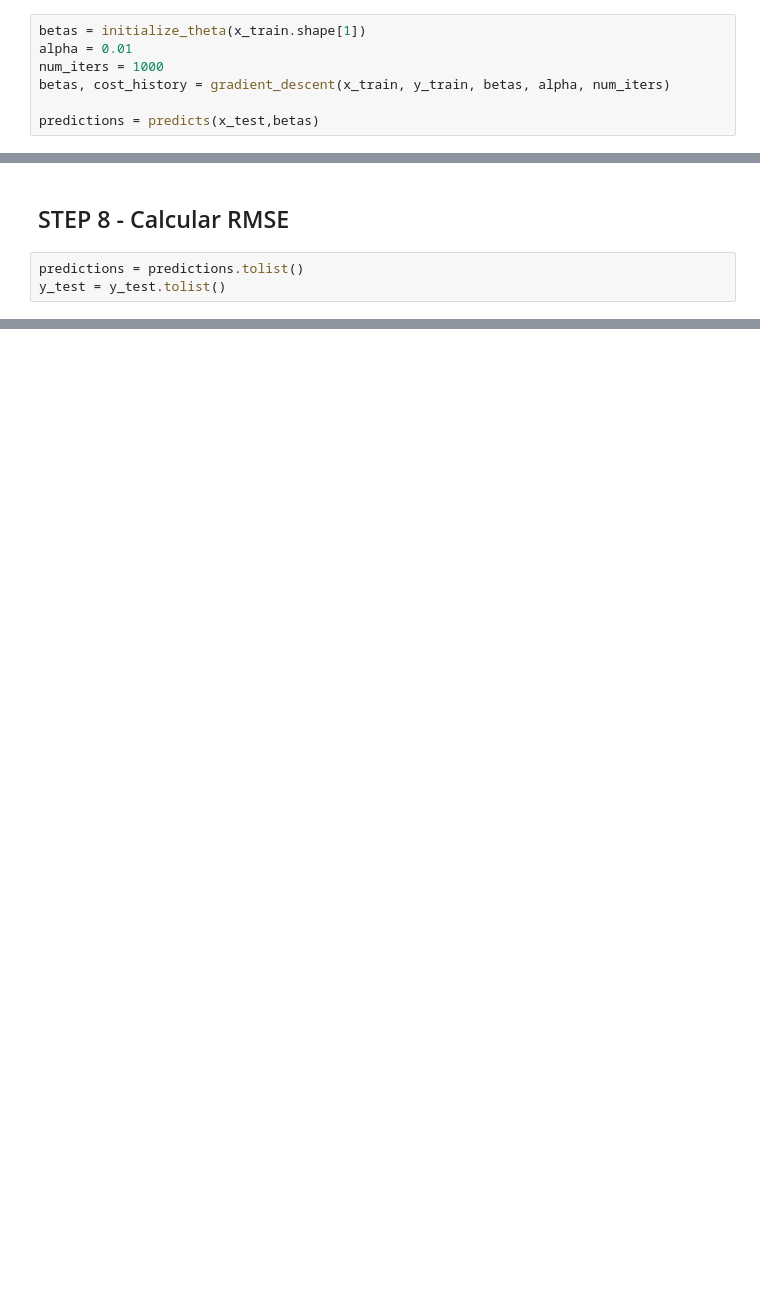
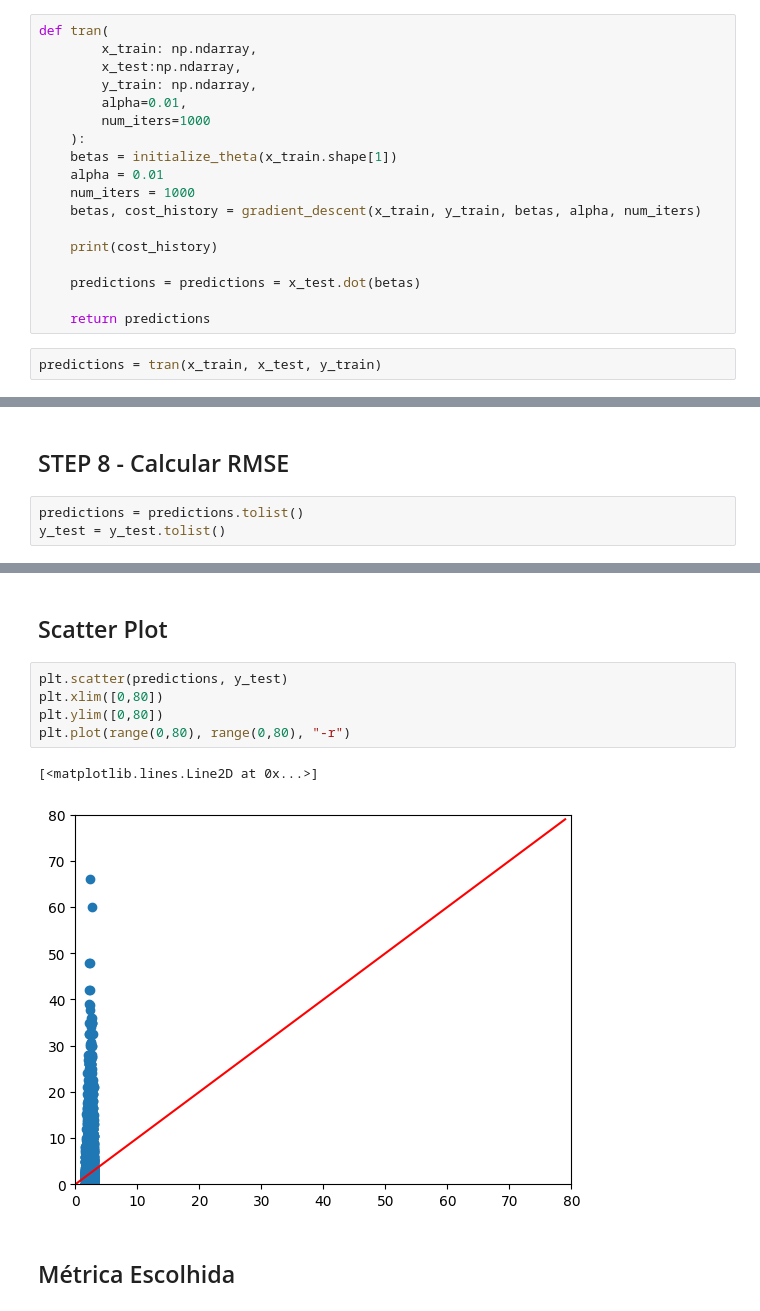
Before and after one commit to mauriciobenjamin700/8-periodo, a Jupyter notebook: sistemas-inteligentes/class/2024-10-23/gradient_descent.ipynb, the cells around one changed output, grey strips where cells are left out. Saved outputs shown, nothing was run; the diff lists cells and outputs as text; blank space fills up the shorter version.

```diff
--- a/sistemas-inteligentes/class/2024-10-23/gradient_descent.ipynb
+++ b/sistemas-inteligentes/class/2024-10-23/gradient_descent.ipynb
@@ -263,7 +246,20 @@ def predicts(x:np.ndarray, theta:list):
 # %%
-betas = initialize_theta(x_train.shape[1])
-alpha = 0.01
-num_iters = 1000
-betas, cost_history = gradient_descent(x_train, y_train, betas, alpha, num_iters)
+def tran(
+        x_train: np.ndarray,
+        x_test:np.ndarray,
+        y_train: np.ndarray,
+        alpha=0.01,
+        num_iters=1000
+    ):
+    betas = initialize_theta(x_train.shape[1])
+    alpha = 0.01
+    num_iters = 1000
+    betas, cost_history = gradient_descent(x_train, y_train, betas, alpha, num_iters)
 
-predictions = predicts(x_test,betas)
+    print(cost_history)
+
+    predictions = predictions = x_test.dot(betas)
+
+    return predictions
+# %%
+predictions = tran(x_train, x_test, y_train)
@@ -279,0 +284,12 @@ MRSE: 2.5491834288036297
+# %% [markdown]
+## Scatter Plot
+# %%
+plt.scatter(predictions, y_test)
+plt.xlim([0,80])
+plt.ylim([0,80])
+plt.plot(range(0,80), range(0,80), "-r")
+# %% [output]
+[<matplotlib.lines.Line2D at 0x...>]
+[figure, added]
+# %% [markdown]
+## Métrica Escolhida
```
Also changed, not shown: parts of 12 cells of this notebook, 2 other files.
